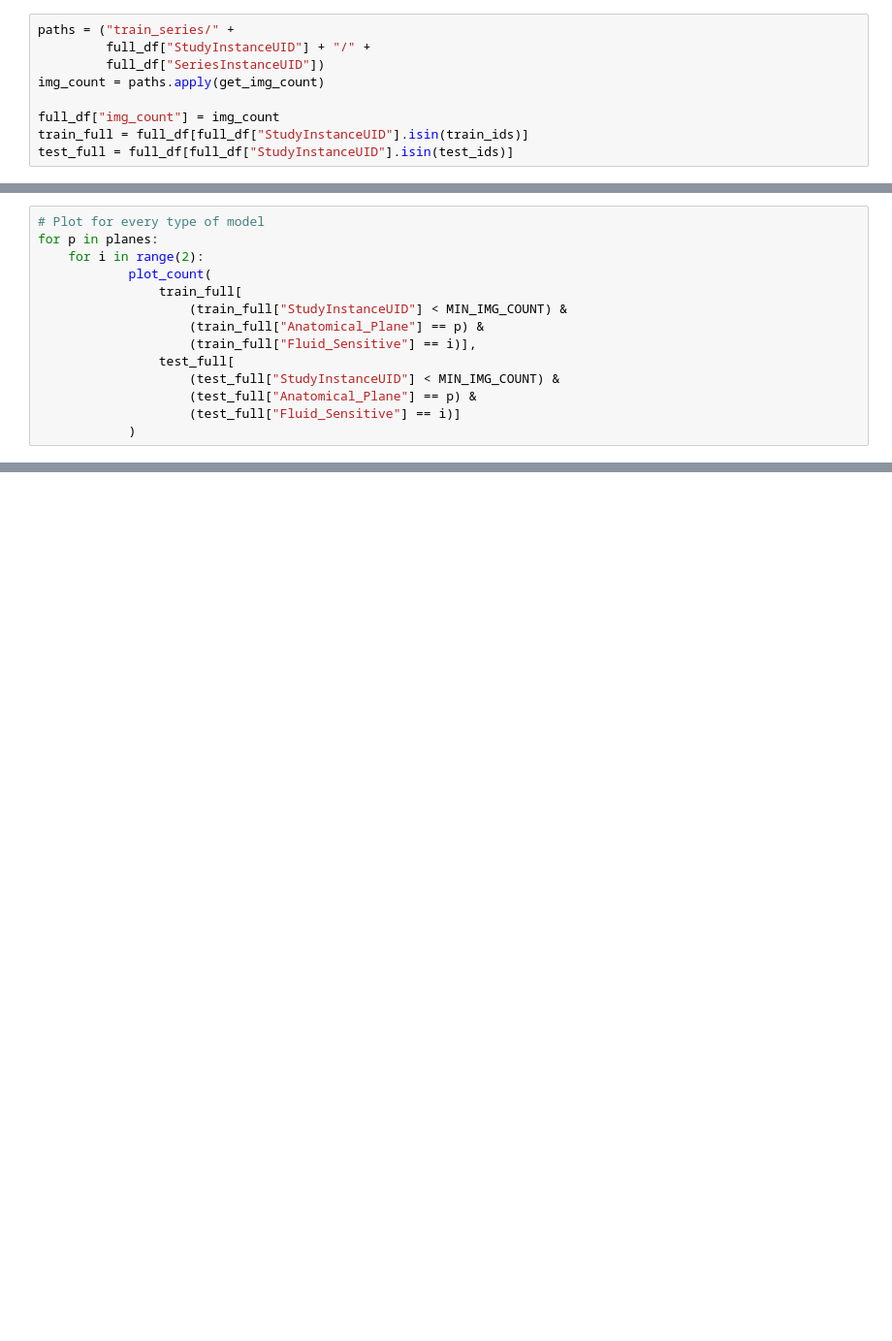
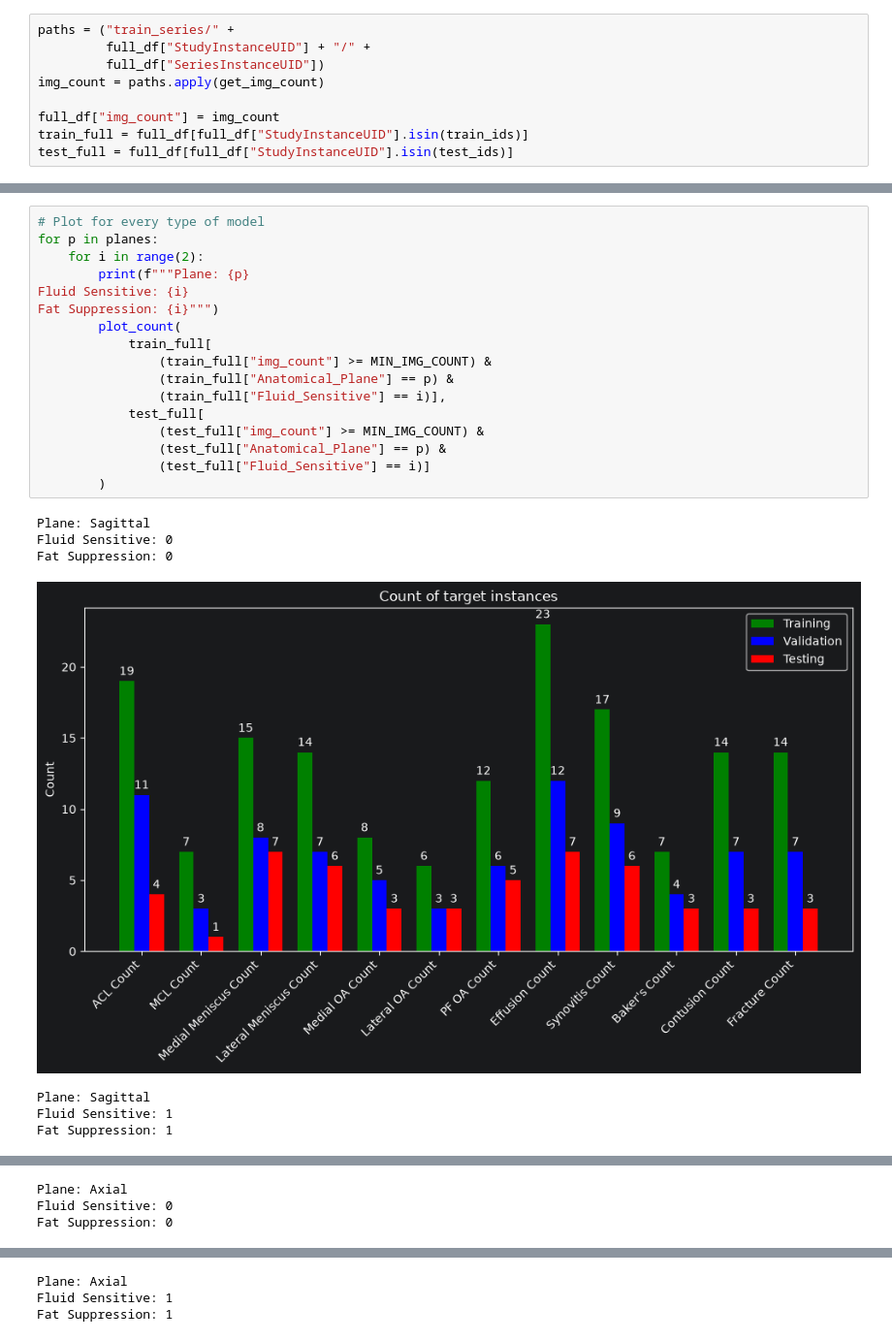
Before and after one commit to AntonioHollerman/RSNA_KneeAbnormalityDetection, a Jupyter notebook: eda_2.ipynb, the cells around one changed output, grey strips where cells are left out. Shown at 97% size. Saved outputs shown, nothing was run; the diff lists cells and outputs as text; blank space fills up the shorter version.

```diff
--- a/eda_2.ipynb
+++ b/eda_2.ipynb
@@ -54,14 +93,25 @@ for p in planes:
 # %%
 # Plot for every type of model
 for p in planes:
     for i in range(2):
-            plot_count(
-                train_full[
-                    (train_full["StudyInstanceUID"] < MIN_IMG_COUNT) &
-                    (train_full["Anatomical_Plane"] == p) &
-                    (train_full["Fluid_Sensitive"] == i)],
-                test_full[
-                    (test_full["StudyInstanceUID"] < MIN_IMG_COUNT) &
-                    (test_full["Anatomical_Plane"] == p) &
-                    (test_full["Fluid_Sensitive"] == i)]
-            )
+        print(f"""Plane: {p}
+Fluid Sensitive: {i}
+Fat Suppression: {i}""")
+        plot_count(
+            train_full[
+                (train_full["img_count"] >= MIN_IMG_COUNT) &
+                (train_full["Anatomical_Plane"] == p) &
+                (train_full["Fluid_Sensitive"] == i)],
+            test_full[
+                (test_full["img_count"] >= MIN_IMG_COUNT) &
+                (test_full["Anatomical_Plane"] == p) &
+                (test_full["Fluid_Sensitive"] == i)]
+        )
+# %% [output]
+Plane: Sagittal
+Fluid Sensitive: 0
+Fat Suppression: 0
+[figure, added]
+Plane: Sagittal
+Fluid Sensitive: 1
+Fat Suppression: 1
@@ -67,0 +119,3 @@ for p in planes:
+Plane: Axial
+Fluid Sensitive: 0
+Fat Suppression: 0
@@ -67,0 +123,3 @@ for p in planes:
+Plane: Axial
+Fluid Sensitive: 1
+Fat Suppression: 1
```
Also changed, not shown: parts of 6 cells of this notebook, 3 other files.
